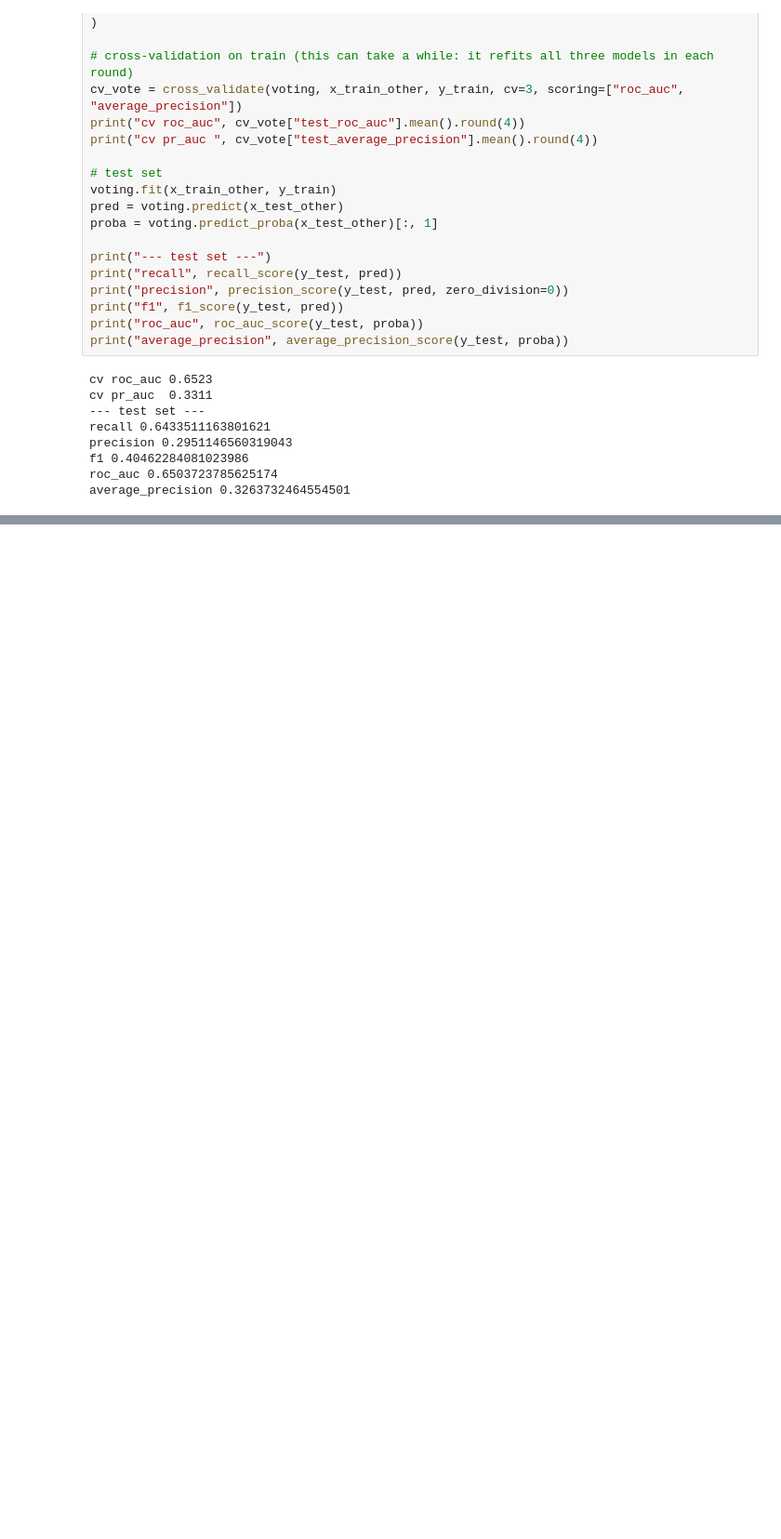
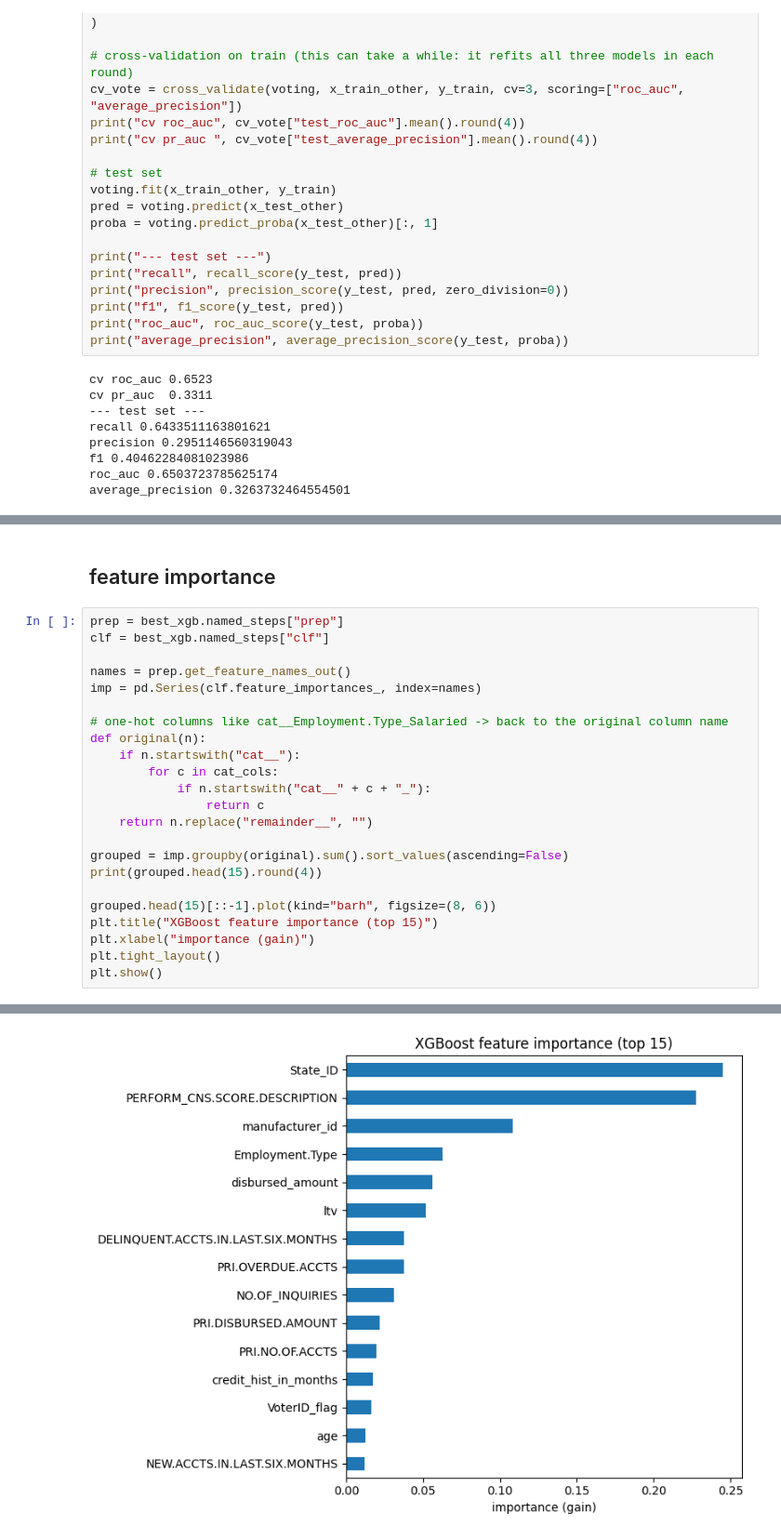
Before and after one commit to aflahthaha/Loan-Default-Risk-with-Cost-Sensitive-Approval-Policy, a Jupyter notebook: Loan Default Risk with Cost-Sensitive Approval Policy.ipynb, the cells around one changed output, grey strips where cells are left out. Shown at 93% size. Cells and saved outputs as stored; diff of their text form; blank space fills up the shorter version.

```diff
--- a/Loan Default Risk with Cost-Sensitive Approval Policy.ipynb
+++ b/Loan Default Risk with Cost-Sensitive Approval Policy.ipynb
@@ -1285,0 +1426,26 @@ average_precision 0.3263732464554501
+# %% [markdown]
+## feature importance
+# %%
+prep = best_xgb.named_steps["prep"]
+clf = best_xgb.named_steps["clf"]
+
+names = prep.get_feature_names_out()
+imp = pd.Series(clf.feature_importances_, index=names)
+
+# one-hot columns like cat__Employment.Type_Salaried -> back to the original column name
+def original(n):
+    if n.startswith("cat__"):
+        for c in cat_cols:
+            if n.startswith("cat__" + c + "_"):
+                return c
+    return n.replace("remainder__", "")
+
+grouped = imp.groupby(original).sum().sort_values(ascending=False)
+print(grouped.head(15).round(4))
+
+grouped.head(15)[::-1].plot(kind="barh", figsize=(8, 6))
+plt.title("XGBoost feature importance (top 15)")
+plt.xlabel("importance (gain)")
+plt.tight_layout()
+plt.show()
+# %% [output]
@@ -1285,0 +1468 @@ average_precision 0.3263732464554501
+[figure, added]
```
Also changed, not shown: parts of 39 cells of this notebook.
